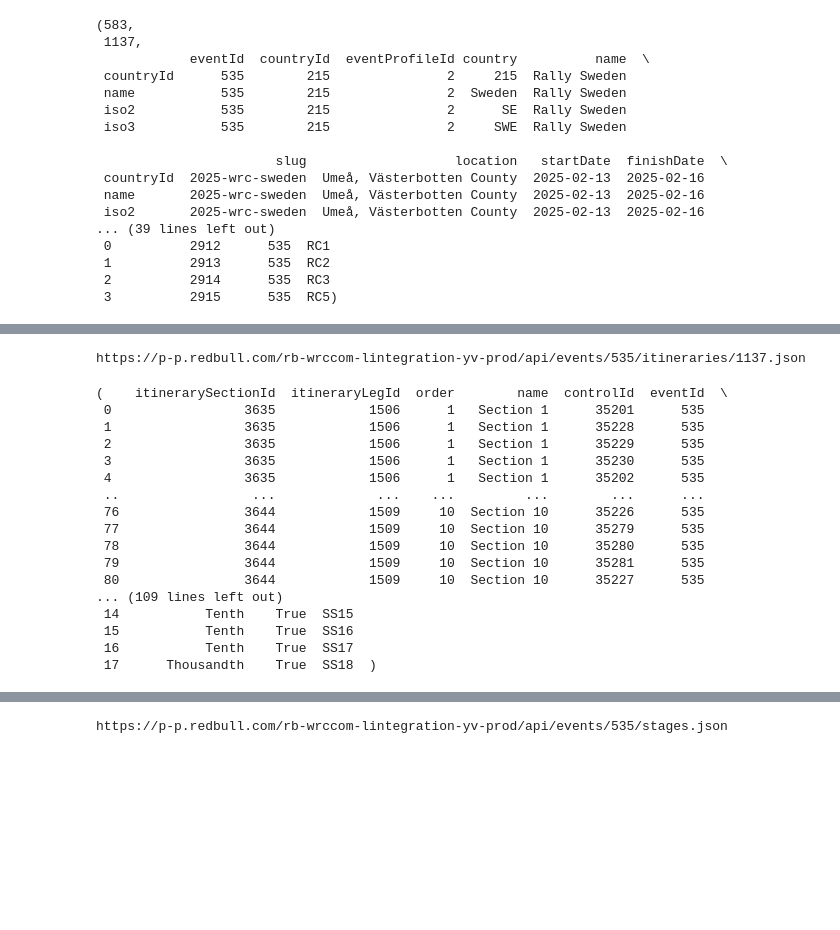
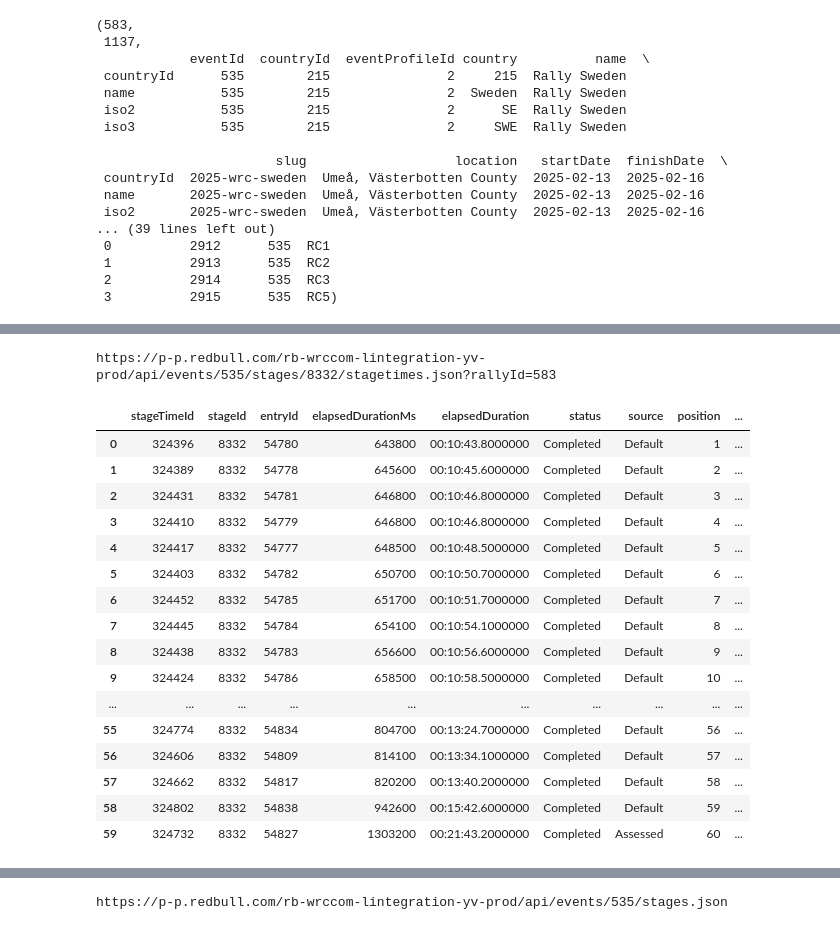
Before and after one commit to RallyDataJunkie/wrc-shinylive, a Jupyter notebook: src/shinyapp/.newRedBullAPI.ipynb, the cells around one changed output, grey strips where cells are left out. Cells and saved outputs as stored; diff of their text form; code cells hidden in the pictures; blank space fills up the shorter version.

```diff
--- a/src/shinyapp/.newRedBullAPI.ipynb
+++ b/src/shinyapp/.newRedBullAPI.ipynb
@@ -812,54 +1120,24 @@ https://p-p.redbull.com/rb-wrccom-lintegration-yv-prod/api/events/535/rallies/58
-# %%
-from pandas import concat
-
-def getEventItineraries(eventId, itineraryId):
-    stub = f"events/{eventId}/itineraries/{itineraryId}.json"
-    json_data = wrc._WRC_RedBull_json(stub)
-    itineraryLegs_df = DataFrame(json_data["itineraryLegs"])
-    itinerarySections_df = itineraryLegs_df.explode("itinerarySections")
-
-    itinerarySections2_df = json_normalize(itinerarySections_df["itinerarySections"])
-    itineraryControls_df = itinerarySections2_df.explode("controls").reset_index(drop=True)
-    _itineraryControls_df = json_normalize(itineraryControls_df['controls'])
-    itineraryControls_df = concat(
-        [itineraryControls_df.drop("controls", axis=1), _itineraryControls_df], axis=1
-    )
-    itineraryStages_df = itinerarySections2_df.explode("stages").reset_index(drop=True)
-    _itineraryStages_df = json_normalize(itineraryStages_df["stages"])
-    itineraryStages_df = concat(
-        [itineraryStages_df.drop("stages", axis=1), _itineraryStages_df], axis=1
-    )
-    itineraryLegs_df.drop(columns=["itinerarySections"], inplace=True)
-    itinerarySections_df.drop(columns=["itinerarySections"], inplace=True)
-    itineraryControls_df.drop(columns=["stages"], inplace=True)
-    itineraryStages_df.drop(columns=["controls"], inplace=True)
-    return (
-        itineraryLegs_df,
-        itinerarySections_df,
-        itineraryControls_df,
-        itineraryStages_df,
-    )
-
-itineraryLegs_df,itinerarySections_df,itineraryControls_df,itineraryStages_df = getEventItineraries(
-    eventId, itineraryId
-)
-itineraryControls_df, itineraryStages_df
-# %% [output]
-https://p-p.redbull.com/rb-wrccom-lintegration-yv-prod/api/events/535/itineraries/1137.json
-(    itinerarySectionId  itineraryLegId  order        name  controlId  eventId  \
- 0                 3635            1506      1   Section 1      35201      535
- 1                 3635            1506      1   Section 1      35228      535
- 2                 3635            1506      1   Section 1      35229      535
- 3                 3635            1506      1   Section 1      35230      535
- 4                 3635            1506      1   Section 1      35202      535
- ..                 ...             ...    ...         ...        ...      ...
- 76                3644            1509     10  Section 10      35226      535
- 77                3644            1509     10  Section 10      35279      535
- 78                3644            1509     10  Section 10      35280      535
- 79                3644            1509     10  Section 10      35281      535
- 80                3644            1509     10  Section 10      35227      535
-... (109 lines left out)
- 14           Tenth    True  SS15
- 15           Tenth    True  SS16
- 16           Tenth    True  SS17
- 17      Thousandth    True  SS18  )
+# %%
+
+
+
+getStageTimes(535, 583, 8332)
+# %% [output]
+https://p-p.redbull.com/rb-wrccom-lintegration-yv-prod/api/events/535/stages/8332/stagetimes.json?rallyId=583
+|  | stageTimeId | stageId | entryId | elapsedDurationMs | elapsedDuration | status | source | position | ... |
+| 0 | 324396 | 8332 | 54780 | 643800 | 00:10:43.8000000 | Completed | Default | 1 | ... |
+| 1 | 324389 | 8332 | 54778 | 645600 | 00:10:45.6000000 | Completed | Default | 2 | ... |
+| 2 | 324431 | 8332 | 54781 | 646800 | 00:10:46.8000000 | Completed | Default | 3 | ... |
+| 3 | 324410 | 8332 | 54779 | 646800 | 00:10:46.8000000 | Completed | Default | 4 | ... |
+| 4 | 324417 | 8332 | 54777 | 648500 | 00:10:48.5000000 | Completed | Default | 5 | ... |
+| 5 | 324403 | 8332 | 54782 | 650700 | 00:10:50.7000000 | Completed | Default | 6 | ... |
+| 6 | 324452 | 8332 | 54785 | 651700 | 00:10:51.7000000 | Completed | Default | 7 | ... |
+| 7 | 324445 | 8332 | 54784 | 654100 | 00:10:54.1000000 | Completed | Default | 8 | ... |
+| 8 | 324438 | 8332 | 54783 | 656600 | 00:10:56.6000000 | Completed | Default | 9 | ... |
+| 9 | 324424 | 8332 | 54786 | 658500 | 00:10:58.5000000 | Completed | Default | 10 | ... |
+| ... | ... | ... | ... | ... | ... | ... | ... | ... | ... |
+| 55 | 324774 | 8332 | 54834 | 804700 | 00:13:24.7000000 | Completed | Default | 56 | ... |
+| 56 | 324606 | 8332 | 54809 | 814100 | 00:13:34.1000000 | Completed | Default | 57 | ... |
+| 57 | 324662 | 8332 | 54817 | 820200 | 00:13:40.2000000 | Completed | Default | 58 | ... |
+| 58 | 324802 | 8332 | 54838 | 942600 | 00:15:42.6000000 | Completed | Default | 59 | ... |
+| 59 | 324732 | 8332 | 54827 | 1303200 | 00:21:43.2000000 | Completed | Assessed | 60 | ... |
```
Also changed, not shown: parts of 32 cells of this notebook, 1 other file.
